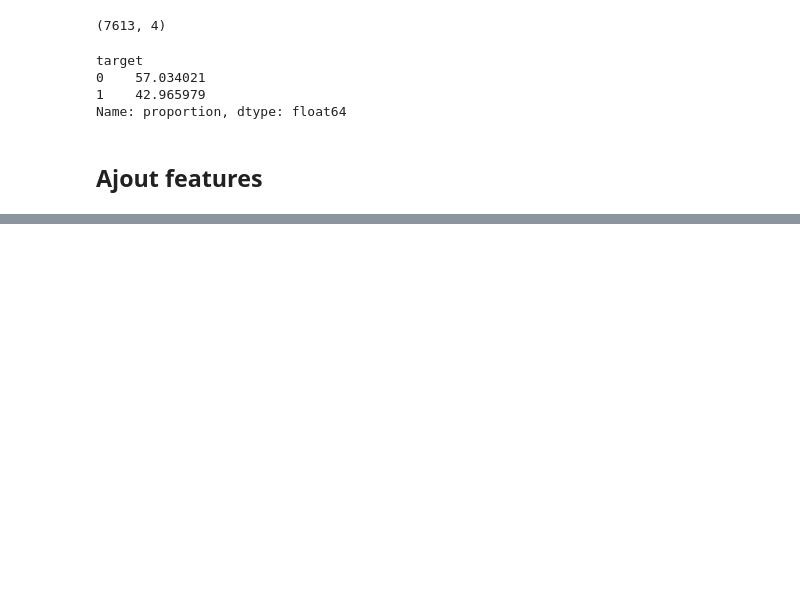
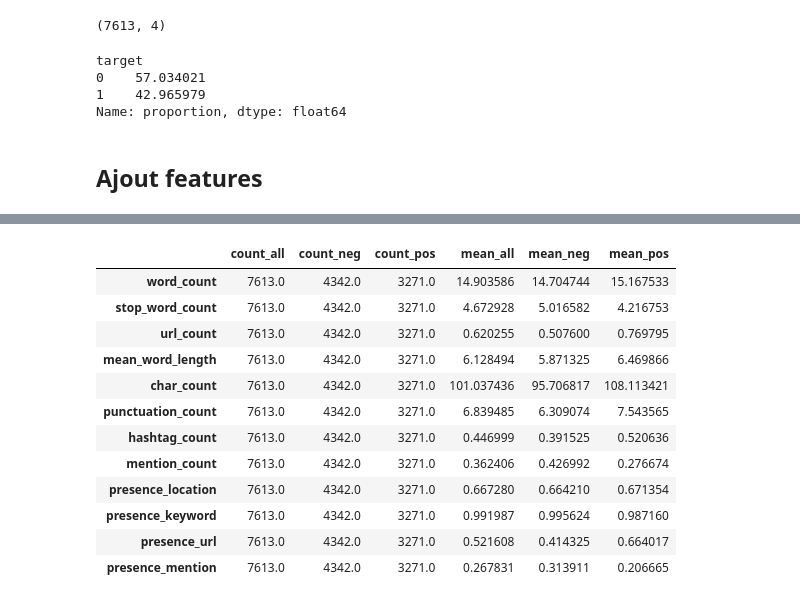
Before and after one commit to ines-lorquet/eye-of-emergency, a Jupyter notebook: Notebook/1_EDA.ipynb, the cells around one changed output, grey strips where cells are left out. Saved outputs shown, nothing was run; the diff lists cells and outputs as text; code cells hidden in the pictures; blank space fills up the shorter version.

Commit message:
Join work

```diff
--- a/Notebook/1_EDA.ipynb
+++ b/Notebook/1_EDA.ipynb
@@ -337,0 +244,35 @@ KeyboardInterrupt:
+# %%
+# Sélection des colonnes numériques utiles (hors cible)
+num_cols = df.select_dtypes(include='number').columns.drop('target')
+
+# Statistiques descriptives globales, par classe 0 et par classe 1
+desc_all = df[num_cols].describe().T
+desc_neg = df[df['target'] == 0][num_cols].describe().T
+desc_pos = df[df['target'] == 1][num_cols].describe().T
+
+# Renommage des colonnes pour préciser l’origine
+desc_all.columns = [f"{col}_all" for col in desc_all.columns]
+desc_neg.columns = [f"{col}_neg" for col in desc_neg.columns]
+desc_pos.columns = [f"{col}_pos" for col in desc_pos.columns]
+
+# Fusion des 3 tableaux sur l’index (le nom des variables)
+summary = desc_all.join(desc_neg).join(desc_pos)
+
+# Affichage des colonnes clés : count et moyenne
+summary = summary[[f"{stat}_{grp}" for stat in ["count", "mean"] for grp in ["all", "neg", "pos"]]]
+
+summary
+# %% [output]
+|  | count_all | count_neg | count_pos | mean_all | mean_neg | mean_pos |
+| word_count | 7613.0 | 4342.0 | 3271.0 | 14.903586 | 14.704744 | 15.167533 |
+| stop_word_count | 7613.0 | 4342.0 | 3271.0 | 4.672928 | 5.016582 | 4.216753 |
+| url_count | 7613.0 | 4342.0 | 3271.0 | 0.620255 | 0.507600 | 0.769795 |
+| mean_word_length | 7613.0 | 4342.0 | 3271.0 | 6.128494 | 5.871325 | 6.469866 |
+| char_count | 7613.0 | 4342.0 | 3271.0 | 101.037436 | 95.706817 | 108.113421 |
+| punctuation_count | 7613.0 | 4342.0 | 3271.0 | 6.839485 | 6.309074 | 7.543565 |
+| hashtag_count | 7613.0 | 4342.0 | 3271.0 | 0.446999 | 0.391525 | 0.520636 |
+| mention_count | 7613.0 | 4342.0 | 3271.0 | 0.362406 | 0.426992 | 0.276674 |
+| presence_location | 7613.0 | 4342.0 | 3271.0 | 0.667280 | 0.664210 | 0.671354 |
+| presence_keyword | 7613.0 | 4342.0 | 3271.0 | 0.991987 | 0.995624 | 0.987160 |
+| presence_url | 7613.0 | 4342.0 | 3271.0 | 0.521608 | 0.414325 | 0.664017 |
+| presence_mention | 7613.0 | 4342.0 | 3271.0 | 0.267831 | 0.313911 | 0.206665 |
```
Also changed, not shown: parts of 17 cells of this notebook, 5 other files.
